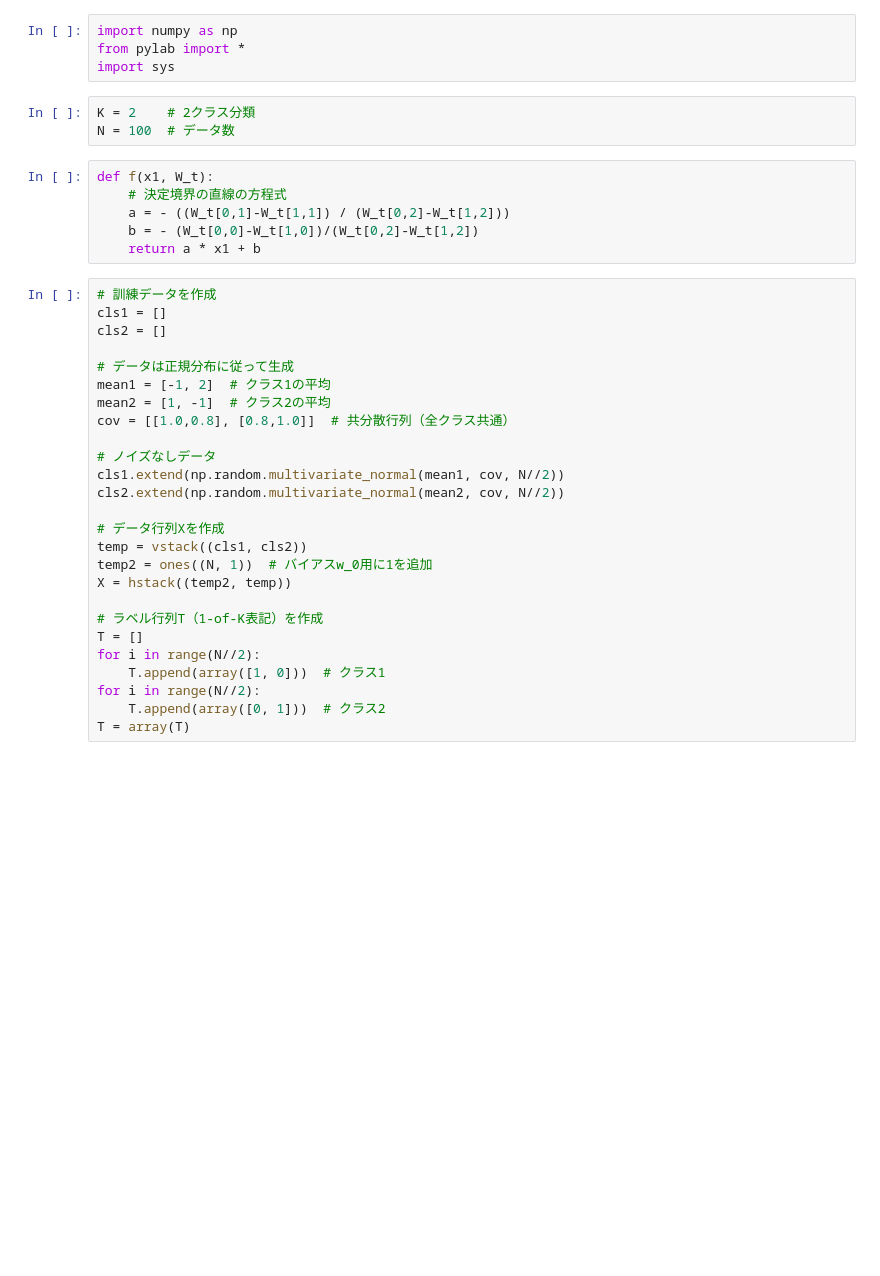
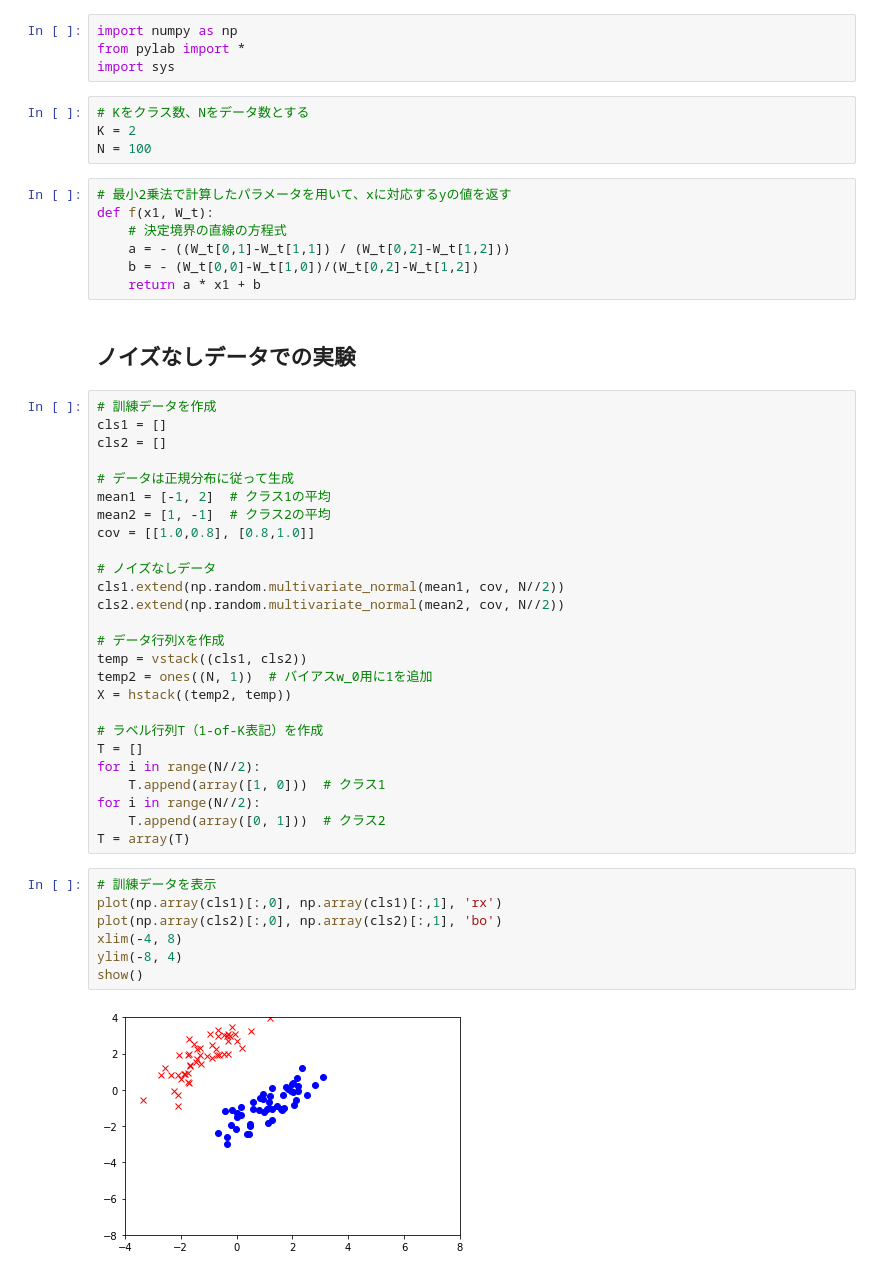
Before and after one commit to peisuke/ml-works, a Jupyter notebook: 3/3_2.ipynb, the cells around one changed output. Cells and saved outputs as stored; diff of their text form; blank space fills up the shorter version.

```diff
--- a/3/3_2.ipynb
+++ b/3/3_2.ipynb
@@ -8,14 +15,18 @@ import numpy as np
 from pylab import *
 import sys
 # %%
-K = 2    # 2クラス分類
-N = 100  # データ数
+# Kをクラス数、Nをデータ数とする
+K = 2
+N = 100
 # %%
+# 最小2乗法で計算したパラメータを用いて、xに対応するyの値を返す
 def f(x1, W_t):
     # 決定境界の直線の方程式
     a = - ((W_t[0,1]-W_t[1,1]) / (W_t[0,2]-W_t[1,2]))
     b = - (W_t[0,0]-W_t[1,0])/(W_t[0,2]-W_t[1,2])
     return a * x1 + b
+# %% [markdown]
+## ノイズなしデータでの実験
 # %%
 # 訓練データを作成
 cls1 = []
@@ -24,7 +35,7 @@ cls2 = []
 # データは正規分布に従って生成
 mean1 = [-1, 2]  # クラス1の平均
 mean2 = [1, -1]  # クラス2の平均
-cov = [[1.0,0.8], [0.8,1.0]]  # 共分散行列（全クラス共通）
+cov = [[1.0,0.8], [0.8,1.0]]
 
 # ノイズなしデータ
 cls1.extend(np.random.multivariate_normal(mean1, cov, N//2))
@@ -42,3 +53,12 @@ for i in range(N//2):
 for i in range(N//2):
     T.append(array([0, 1]))  # クラス2
 T = array(T)
+# %%
+# 訓練データを表示
+plot(np.array(cls1)[:,0], np.array(cls1)[:,1], 'rx')
+plot(np.array(cls2)[:,0], np.array(cls2)[:,1], 'bo')
+xlim(-4, 8)
+ylim(-8, 4)
+show()
+# %% [output]
+[figure, added]
```
Also changed, not shown: parts of 10 cells of this notebook.
